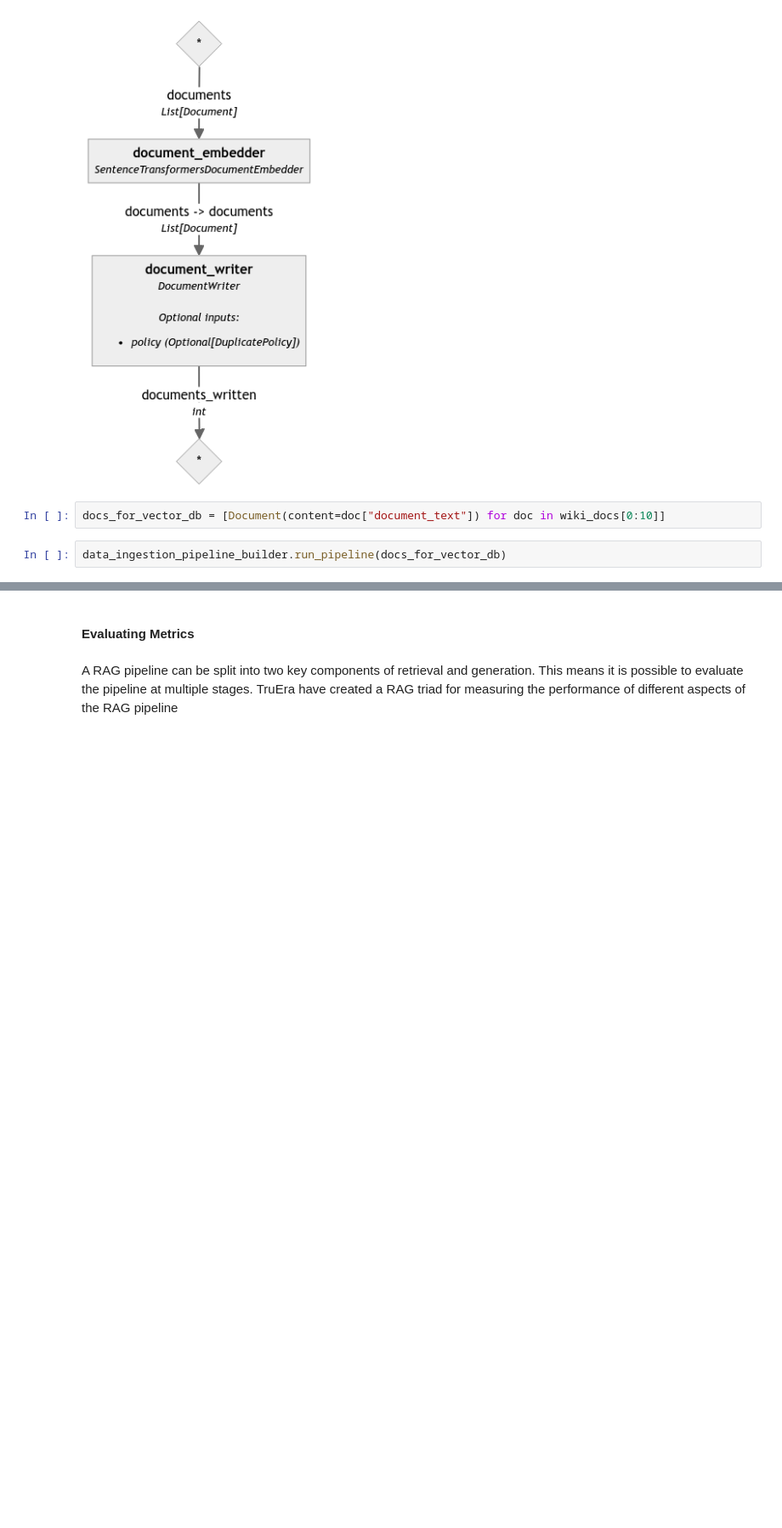
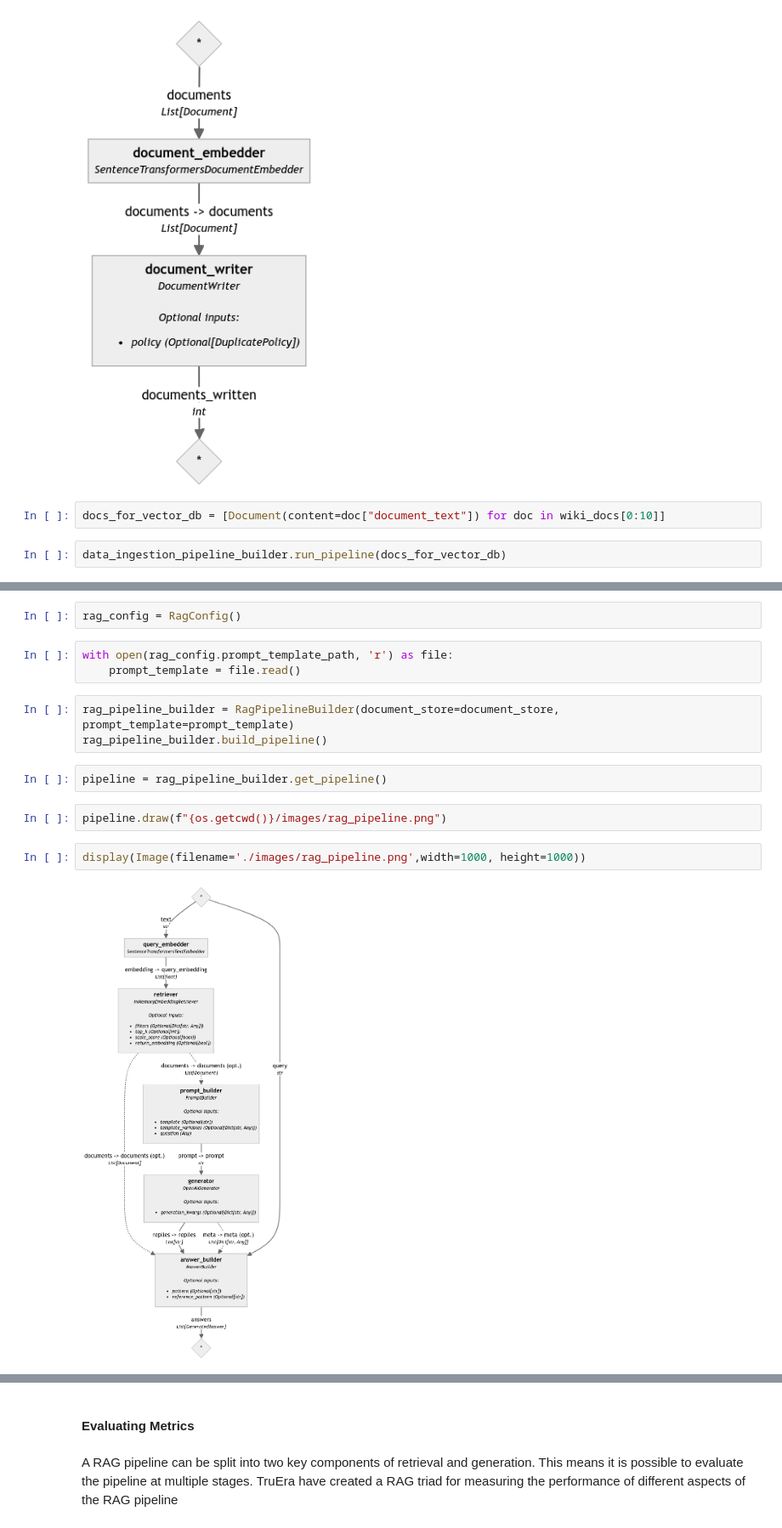
Before and after one commit to baldpanda/pydata-manchester-talk, a Jupyter notebook: notebooks/pydata_manchester_demo.ipynb, the cells around one changed output, grey strips where cells are left out. Shown: that part at 85% size. Cells and saved outputs as stored; diff of their text form; blank space fills up the shorter version.

```diff
--- a/notebooks/pydata_manchester_demo.ipynb
+++ b/notebooks/pydata_manchester_demo.ipynb
@@ -117,0 +125,16 @@ data_ingestion_pipeline_builder.run_pipeline(docs_for_vector_db)
+# %%
+rag_config = RagConfig()
+# %%
+with open(rag_config.prompt_template_path, 'r') as file:
+    prompt_template = file.read()
+# %%
+rag_pipeline_builder = RagPipelineBuilder(document_store=document_store, prompt_template=prompt_template)
+rag_pipeline_builder.build_pipeline()
+# %%
+pipeline = rag_pipeline_builder.get_pipeline()
+# %%
+pipeline.draw(f"{os.getcwd()}/images/rag_pipeline.png")
+# %%
+display(Image(filename='./images/rag_pipeline.png',width=1000, height=1000))
+# %% [output]
+[figure, added]
```
Also changed, not shown: parts of 25 cells of this notebook.
